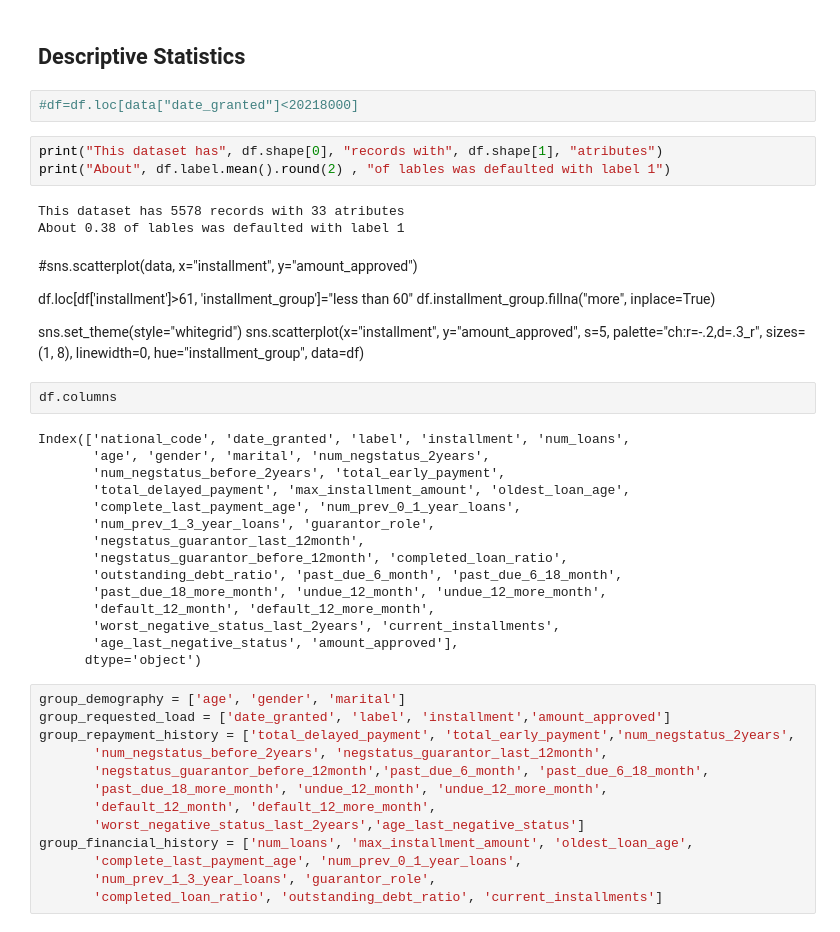
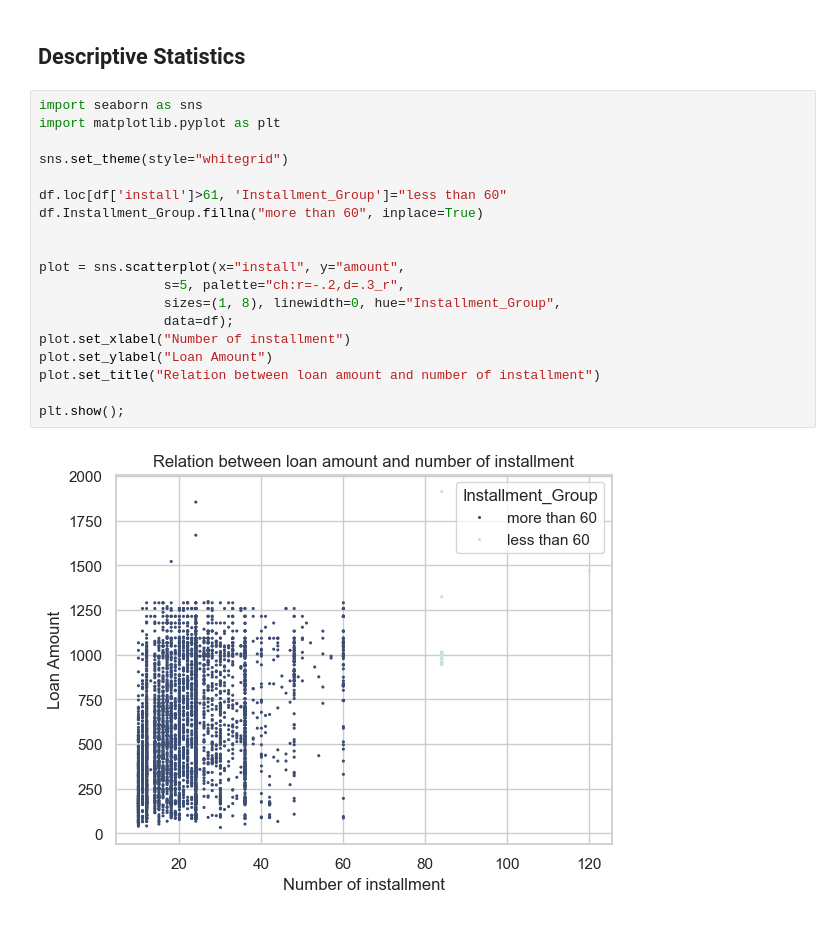
Before and after one commit to rtava/MLProject, a Jupyter notebook: posts/Log_Reg/LR.ipynb, the cells around one changed output. Cells and saved outputs as stored; diff of their text form.

```diff
--- a/posts/Log_Reg/LR.ipynb
+++ b/posts/Log_Reg/LR.ipynb
@@ -39,51 +50,23 @@ The following table provide a description for variables in the data set.
 # %% [markdown]
 ## Descriptive Statistics
-# %%
-#df=df.loc[data["date_granted"]<20218000]
-# %%
-print("This dataset has", df.shape[0], "records with", df.shape[1], "atributes")
-print("About", df.label.mean().round(2) , "of lables was defaulted with label 1")
-# %% [output]
-This dataset has 5578 records with 33 atributes
-About 0.38 of lables was defaulted with label 1
-# %% [markdown]
-#sns.scatterplot(data, x="installment", y="amount_approved")
-
-df.loc[df['installment']>61, 'installment_group']="less than 60"
-df.installment_group.fillna("more", inplace=True)
-
-sns.set_theme(style="whitegrid")
-sns.scatterplot(x="installment", y="amount_approved",
-                s=5, palette="ch:r=-.2,d=.3_r",
-                sizes=(1, 8), linewidth=0, hue="installment_group",
-                data=df)
-# %%
-df.columns
-# %% [output]
-Index(['national_code', 'date_granted', 'label', 'installment', 'num_loans',
-       'age', 'gender', 'marital', 'num_negstatus_2years',
-       'num_negstatus_before_2years', 'total_early_payment',
-       'total_delayed_payment', 'max_installment_amount', 'oldest_loan_age',
-       'complete_last_payment_age', 'num_prev_0_1_year_loans',
-       'num_prev_1_3_year_loans', 'guarantor_role',
-       'negstatus_guarantor_last_12month',
-       'negstatus_guarantor_before_12month', 'completed_loan_ratio',
-       'outstanding_debt_ratio', 'past_due_6_month', 'past_due_6_18_month',
-       'past_due_18_more_month', 'undue_12_month', 'undue_12_more_month',
-       'default_12_month', 'default_12_more_month',
-       'worst_negative_status_last_2years', 'current_installments',
-       'age_last_negative_status', 'amount_approved'],
-      dtype='object')
-# %%
-group_demography = ['age', 'gender', 'marital']
-group_requested_load = ['date_granted', 'label', 'installment','amount_approved']
-group_repayment_history = ['total_delayed_payment', 'total_early_payment','num_negstatus_2years',
-       'num_negstatus_before_2years', 'negstatus_guarantor_last_12month',
-       'negstatus_guarantor_before_12month','past_due_6_month', 'past_due_6_18_month',
-       'past_due_18_more_month', 'undue_12_month', 'undue_12_more_month',
-       'default_12_month', 'default_12_more_month',
-       'worst_negative_status_last_2years','age_last_negative_status']
-group_financial_history = ['num_loans', 'max_installment_amount', 'oldest_loan_age',
-       'complete_last_payment_age', 'num_prev_0_1_year_loans',
-       'num_prev_1_3_year_loans', 'guarantor_role',
-       'completed_loan_ratio', 'outstanding_debt_ratio', 'current_installments']
+# %%
+import seaborn as sns
+import matplotlib.pyplot as plt
+
+sns.set_theme(style="whitegrid")
+
+df.loc[df['install']>61, 'Installment_Group']="less than 60"
+df.Installment_Group.fillna("more than 60", inplace=True)
+
+
+plot = sns.scatterplot(x="install", y="amount",
+                s=5, palette="ch:r=-.2,d=.3_r",
+                sizes=(1, 8), linewidth=0, hue="Installment_Group",
+                data=df);
+plot.set_xlabel("Number of installment")
+plot.set_ylabel("Loan Amount")
+plot.set_title("Relation between loan amount and number of installment")
+
+plt.show();
+# %% [output]
+[figure, added]
```
Also changed, not shown: parts of 31 cells of this notebook, 12 other files.
